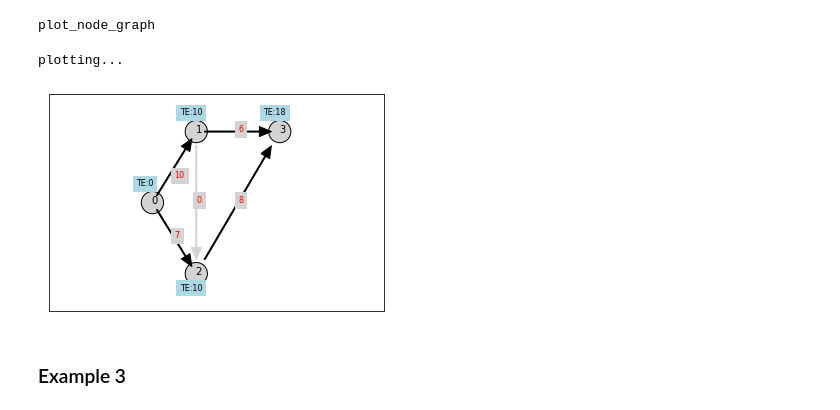
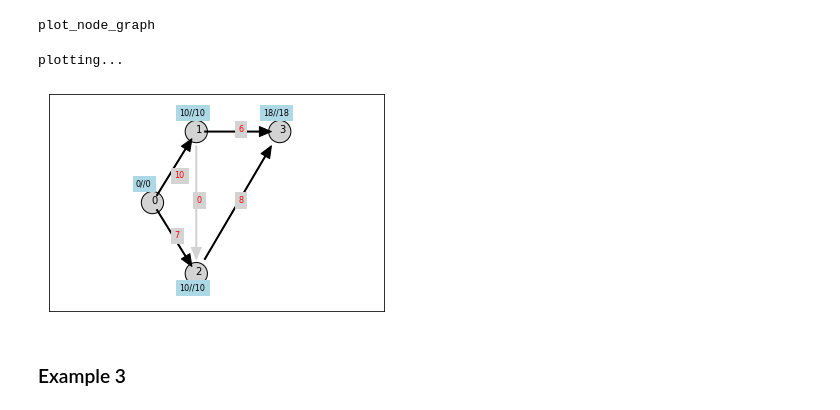
Before and after one commit to gangyong99/CPM_and_PERT, a Jupyter notebook: CPM_PERT.ipynb, the cells around one changed output. Saved outputs shown, nothing was run; the diff lists cells and outputs as text; code cells hidden in the pictures.

```diff
--- a/CPM_PERT.ipynb
+++ b/CPM_PERT.ipynb
@@ -264,9 +264,9 @@ class plot_node_graph():
             p = self.coordinates[i]
             shift = 3
             if p[1]>=0:
-                plt.text(p[0]-shift,p[1]+shift,str(forward_value[i])+"||"+str(backward_value[i]),backgroundcolor='lightblue',fontsize=8)
+                plt.text(p[0]-shift,p[1]+shift,str(forward_value[i])+"//"+str(backward_value[i]),backgroundcolor='lightblue',fontsize=8)
             elif p[1]<0:
-                plt.text(p[0]-shift,(p[1]-shift),str(forward_value[i])+"||"+str(backward_value[i]),backgroundcolor='lightblue',fontsize=8)
+                plt.text(p[0]-shift,(p[1]-shift),str(forward_value[i])+"//"+str(backward_value[i]),backgroundcolor='lightblue',fontsize=8)
 
     def drawing(self):
         plt.show()
@@ -336,13 +336,13 @@ plot_node_graph
 # %%
 grpplt.node_plotting()
 grpplt.arrow_plotting()
 grpplt.virtual_arrow()
 grpplt.weight_plotting()
-grpplt.forward_plotting(grp.forward_value)
+grpplt.time_plotting(grp.forward_value,grp.backward_value)
 grpplt.drawing()
 # %% [output]
 plotting...
-[figure, old version]
+[figure, new version]
 # %% [markdown]
 ### Example 3
 # %%
```
Also changed, not shown: parts of 2 cells of this notebook.
